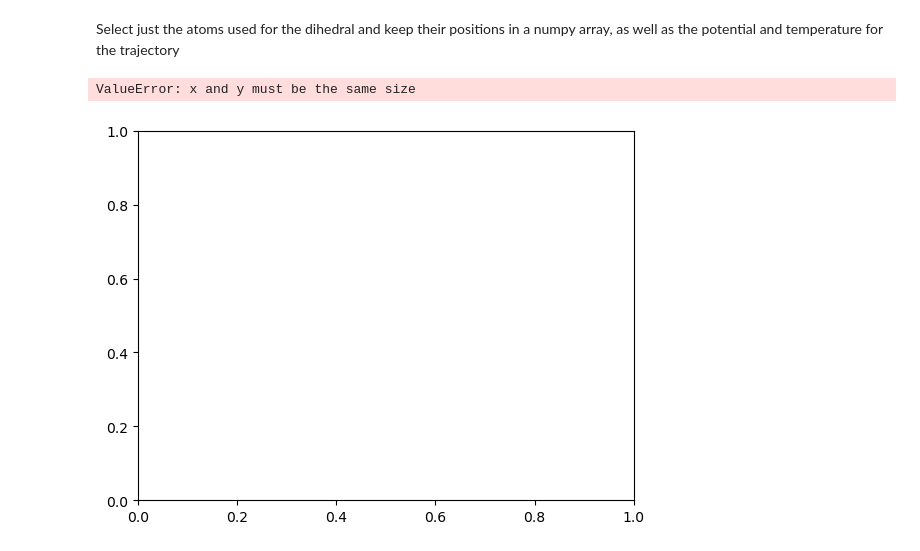
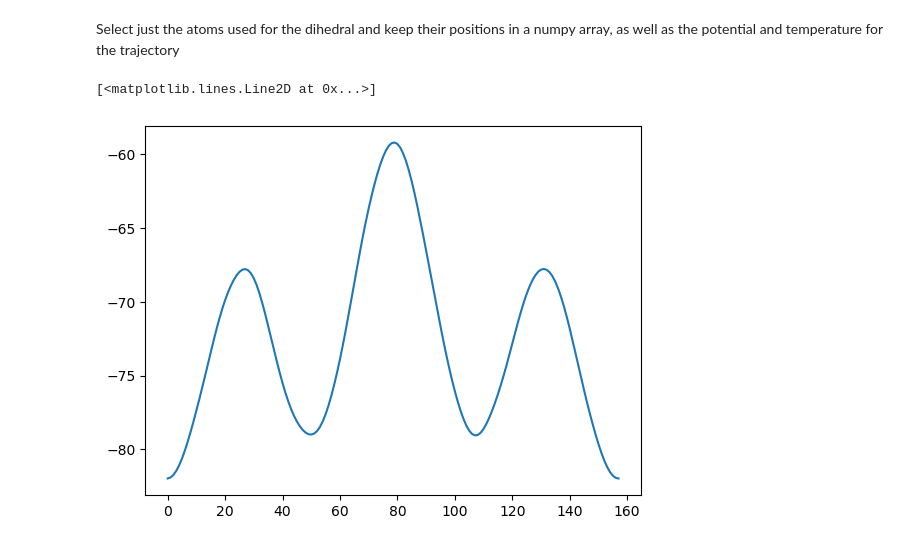
Before and after one commit to aevans1/butane, a Jupyter notebook: script/butane_openmm_metadynamics.ipynb, the cells around one changed output. Drawn from its saved outputs; the diff is of its cells as text; code cells hidden in the pictures.

```diff
--- a/script/butane_openmm_metadynamics.ipynb
+++ b/script/butane_openmm_metadynamics.ipynb
@@ -80,8 +80,8 @@ platform = omm.Platform.getPlatformByName('CPU')
 T = 300 * unit.kelvin  ## temperature
 
 # Set up metadynamics
-biasFactor = 10
-height = 0.1
+biasFactor = 20
+height = 0.5
 frequency = 1E3
 meta = omm_app.Metadynamics(system, variables=[phi], temperature=T, biasFactor=10, height=height, frequency=frequency)
 
@@ -108,5 +108,5 @@ if SIMULATE:
     simulation.reporters.append(omm_app.DCDReporter(my_dcd, int(1E2)))
     simulation.reporters.append(omm_app.StateDataReporter(my_state, 1E2, step=True, potentialEnergy=True))
     simulation.reporters.append(omm_app.StateDataReporter(stdout, 1E6, step=True, potentialEnergy=True))
-    meta.step(simulation, 1E5)
+    meta.step(simulation, 1E7)
 # %% [output]
@@ -147,5 +169,11 @@ _ = plt.hist(dihedrals, bins=50, density=True)
 # %% [markdown]
 Select just the atoms used for the dihedral and keep their positions in a numpy array, as well as the potential and temperature for the trajectory
+# %%
+plt.figure()
+plt.plot(meta.getFreeEnergy())
+# %% [output]
+[<matplotlib.lines.Line2D at 0x...>]
+[figure, added]
 # %%
 aligned_traj_backbone = aligned_traj.atom_slice([3, 6, 9, 13])
 aligned_traj_backbone_coords = aligned_traj_backbone.xyz
@@ -160,10 +191,0 @@ np.savez(fname, data=data, dihedrals=dihedrals, potential=potential, kbT=kbT)
-# %%
-potential_stuff = np.loadtxt("../output/traj/state_hightemp.txt", delimiter=',')
-gibbs = np.exp(-potential_stuff/(kbT))
-plt.scatter(dihedrals[::1], gibbs[::1, 1], s=1.0)
-plt.xlabel("dihedral angle")
-plt.ylabel("gibbs probability")
-plt.ylim([0, 1E-7])
-# %% [output]
-ValueError: x and y must be the same size
-[figure, removed]
```
Also changed, not shown: parts of 4 cells of this notebook, 3 other files.
